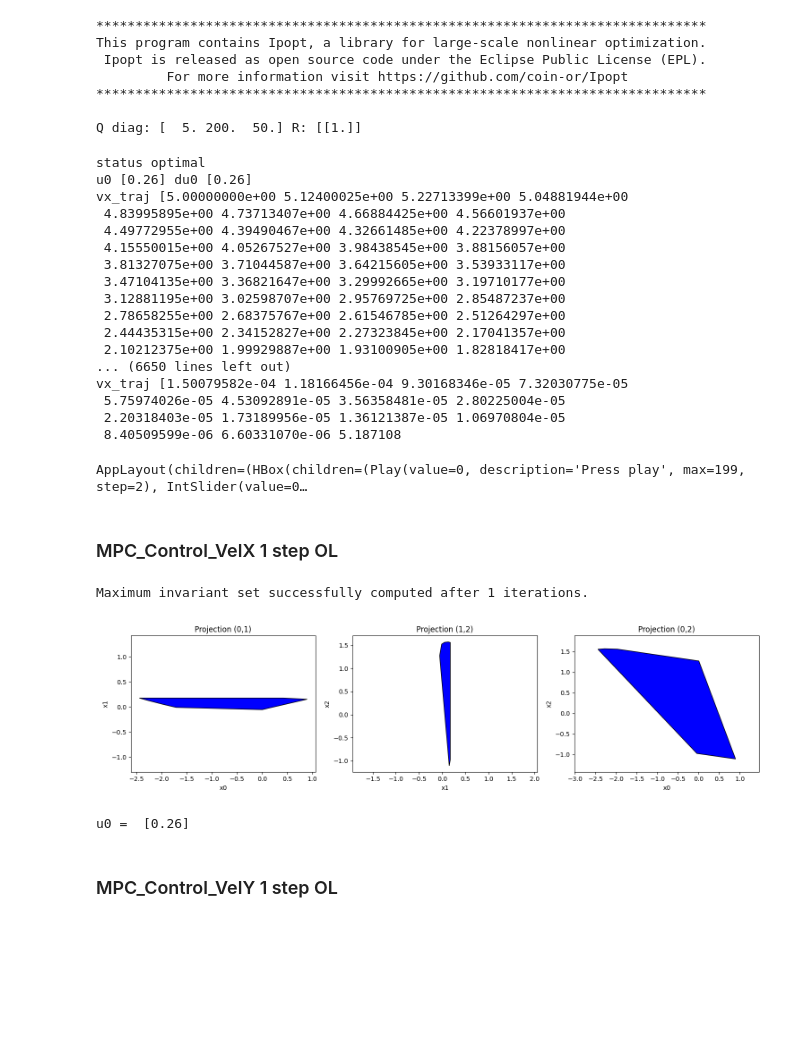
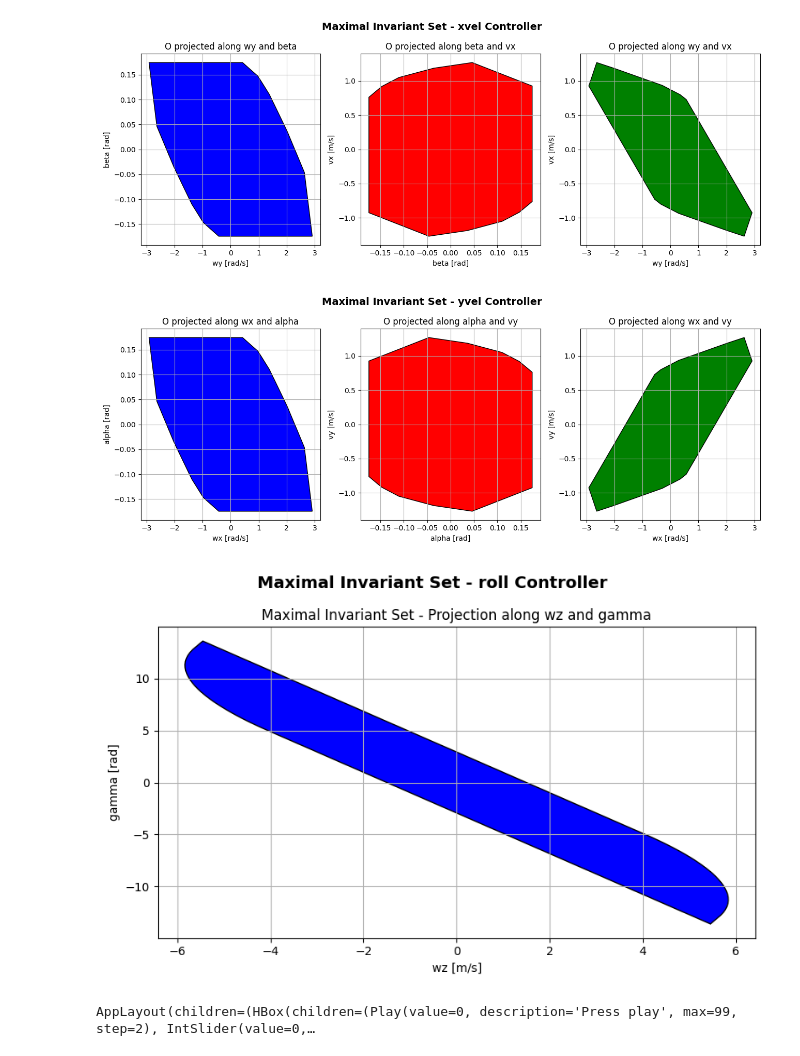
Before and after one commit to DolbyBolby/MPC-Course-EPFL, a Jupyter notebook: project/Deliverable_3_1/Deliverable_3_1.ipynb, the cells around one changed output. Saved outputs shown, nothing was run; the diff lists cells and outputs as text; code cells hidden in the pictures; blank space fills up the shorter version.

```diff
--- a/project/Deliverable_3_1/Deliverable_3_1.ipynb
+++ b/project/Deliverable_3_1/Deliverable_3_1.ipynb
@@ -22,71 +25,22 @@ rocket_obj_path = os.path.join(parent_dir, "Cartoon_rocket.obj")
 rocket_params_path = os.path.join(parent_dir, "rocket.yaml")
 # %%
 Ts = 0.05
-sim_time = 10
-H = 7
-x0 = np.array([0, 0, 0, 0, 0, 0, 5, 5, 5, 0, 0, 0])  # initial state
+sim_time = 5
+H = 5
+x0 = np.array([0, 0, 0, 0, 0, 0.52, 5, 5, 5, 0, 0, 0])  # initial state
 
 rocket = Rocket(Ts=Ts, model_params_filepath=rocket_params_path)
 mpc = MPCVelControl().new_controller(rocket, Ts, H)
 
 t_cl, x_cl, u_cl, t_ol, x_ol, u_ol, _ = rocket.simulate_control(
     mpc, sim_time, H, x0, method="linear"
 )
 
 vis = RocketVis(rocket, rocket_obj_path)
 vis.anim_rate = 1.0
 vis.animate(t_cl[:-1], x_cl[:, :-1], u_cl, T_ol=t_ol[..., :-1], X_ol=x_ol, U_ol=u_ol);
 # %% [output]
+[figure, added]
+[figure, added]
+[figure, added]
-******************************************************************************
-This program contains Ipopt, a library for large-scale nonlinear optimization.
- Ipopt is released as open source code under the Eclipse Public License (EPL).
-         For more information visit https://github.com/coin-or/Ipopt
-******************************************************************************
-
-Q diag: [  5. 200.  50.] R: [[1.]]
+AppLayout(children=(HBox(children=(Play(value=0, description='Press play', max=99, step=2), IntSlider(value=0,…
-status optimal
-u0 [0.26] du0 [0.26]
-vx_traj [5.00000000e+00 5.12400025e+00 5.22713399e+00 5.04881944e+00
- 4.83995895e+00 4.73713407e+00 4.66884425e+00 4.56601937e+00
- 4.49772955e+00 4.39490467e+00 4.32661485e+00 4.22378997e+00
- 4.15550015e+00 4.05267527e+00 3.98438545e+00 3.88156057e+00
- 3.81327075e+00 3.71044587e+00 3.64215605e+00 3.53933117e+00
- 3.47104135e+00 3.36821647e+00 3.29992665e+00 3.19710177e+00
- 3.12881195e+00 3.02598707e+00 2.95769725e+00 2.85487237e+00
- 2.78658255e+00 2.68375767e+00 2.61546785e+00 2.51264297e+00
- 2.44435315e+00 2.34152827e+00 2.27323845e+00 2.17041357e+00
- 2.10212375e+00 1.99929887e+00 1.93100905e+00 1.82818417e+00
-... (6650 lines left out)
-vx_traj [1.50079582e-04 1.18166456e-04 9.30168346e-05 7.32030775e-05
- 5.75974026e-05 4.53092891e-05 3.56358481e-05 2.80225004e-05
- 2.20318403e-05 1.73189956e-05 1.36121387e-05 1.06970804e-05
- 8.40509599e-06 6.60331070e-06 5.187108
-AppLayout(children=(HBox(children=(Play(value=0, description='Press play', max=199, step=2), IntSlider(value=0…
-# %% [markdown]
-### MPC_Control_VelX 1 step OL
-# %%
-from LinearMPC.MPCControl_xvel import MPCControl_xvel
-import cvxpy as cp
-Ts = 0.05
-sim_time = 30
-H = 7
-# Use a state closer to equilibrium (with small velocities)
-x0 = np.array([0, 0, 0, 0, 0, 0, 5, 5, 5, 0, 0, 0])   # initial state
-
-rocket = Rocket(Ts=Ts, model_params_filepath=rocket_params_path)
-xs, us = rocket.trim()
-
-A, B = rocket.linearize(xs, us)
-
-mpc_x = MPCControl_xvel(A, B, xs, us, Ts, H) # Full 12x12 A and 12x4 B matrices
-u0, x_traj, u_traj = mpc_x.get_u(x0)
-
-print("u0 = ",u0)
-#print("x_traj = ",x_traj)
-#print("u_traj = ",u_traj)
-# %% [output]
-Maximum invariant set successfully computed after 1 iterations.
-[figure, removed]
-u0 =  [0.26]
-# %% [markdown]
-### MPC_Control_VelY 1 step OL
```
Also changed, not shown: parts of 18 cells of this notebook, 5 other files.
